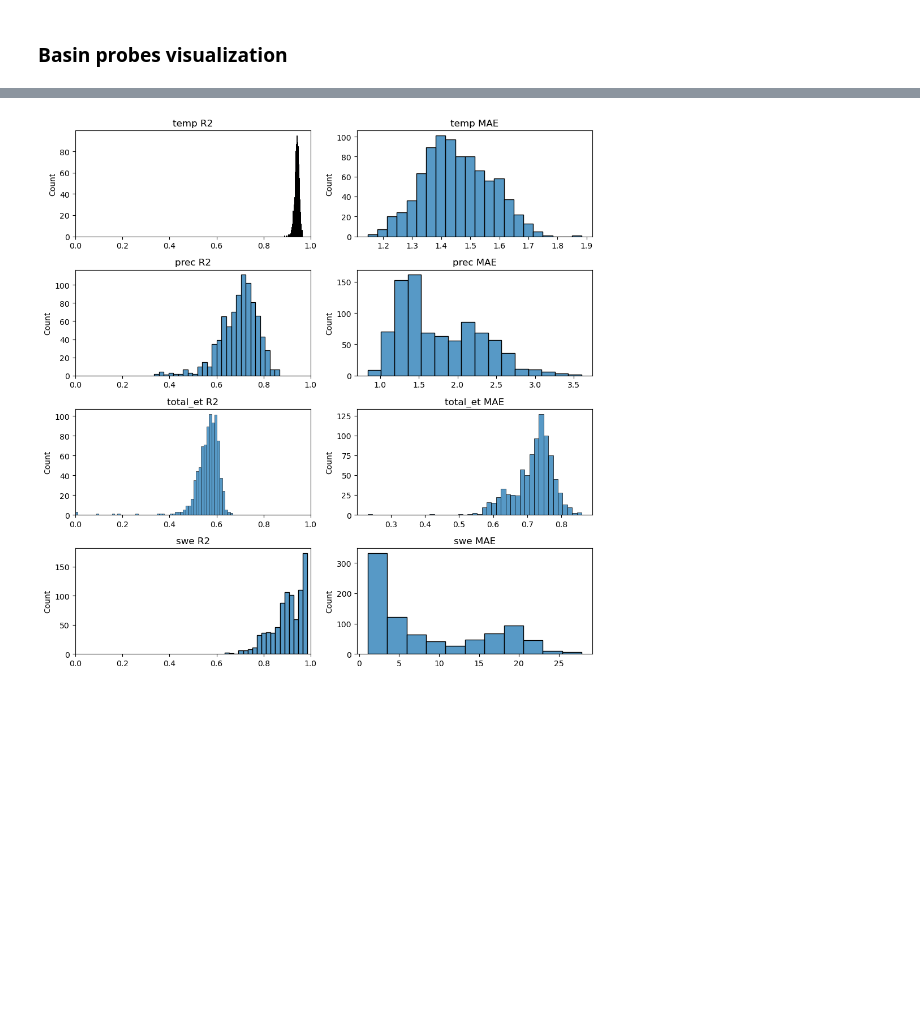
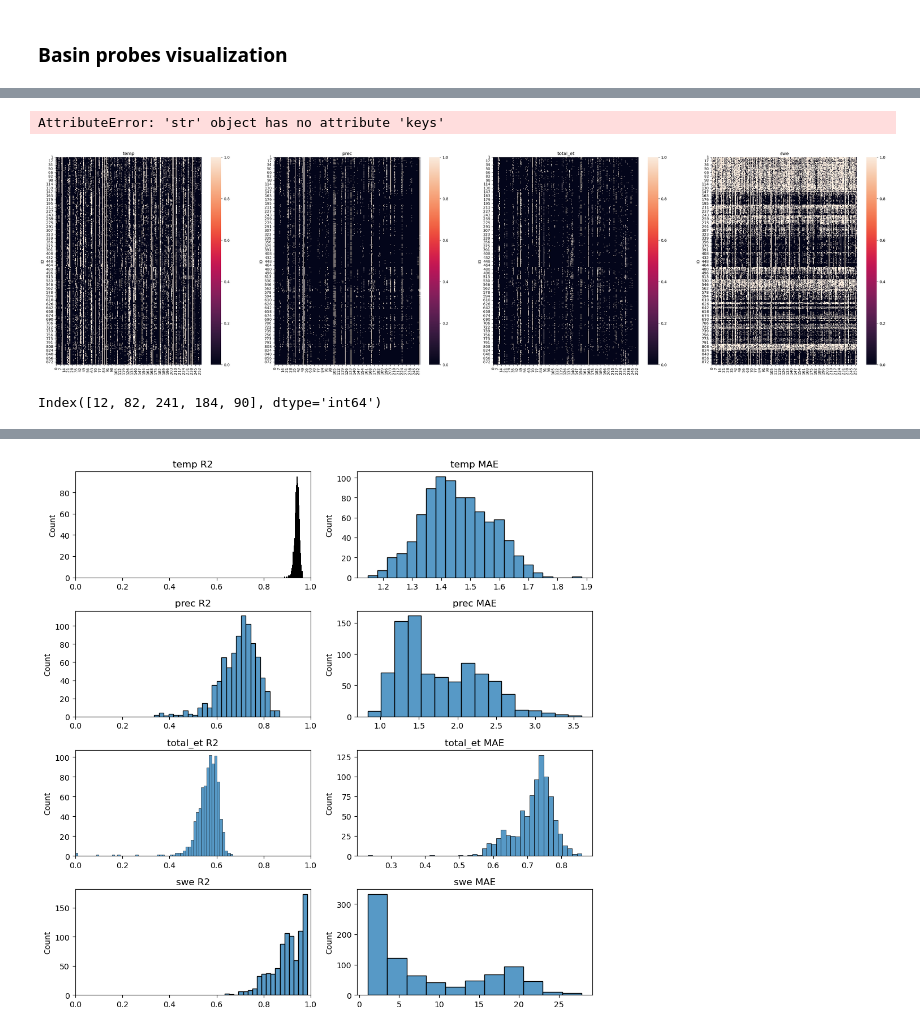
Before and after one commit to tripleUU-U/lamah-ce_lstm, a Jupyter notebook: analysis/probing/probing.ipynb, the cells around one changed output, grey strips where cells are left out. Drawn from its saved outputs; the diff is of its cells as text; code cells hidden in the pictures; blank space fills up the shorter version.

```diff
--- a/analysis/probing/probing.ipynb
+++ b/analysis/probing/probing.ipynb
@@ -32,3 +19,0 @@ with open("/home/wuhlmann/BA/data/processed_data/cell_states/full_q_512_3011_185
-# %%
-with open("/home/wuhlmann/BA/data/processed_data/eda/normal_periods.pkl", "rb") as f:
-	discharge_coverage = pickle.load(f)
@@ -121,3 +35,5 @@ with open("/home/wuhlmann/BA/data/processed_data/probing/q_pred_landcover_0903_1
 
 with open("/home/wuhlmann/BA/data/processed_data/probing/q_pred_landcover_0903_135428_cell_states_swe_basin_probe.p", "rb") as f:
 	swe_basin_probe_results = pickle.load(f)
+# %%
+results_list = [temp_basin_probe_results, prec_basin_probe_results, total_et_basin_probe_results, swe_basin_probe_results]
@@ -123,0 +75,70 @@ with open("/home/wuhlmann/BA/data/processed_data/probing/q_pred_landcover_0903_1
+# %%
+var_domain_magnitude_df = pd.DataFrame(0, columns=range(1,257,1), index=var_name_list, dtype=float)
+var_domain_activity_df = pd.DataFrame(0, columns=range(1,257,1), index=var_name_list, dtype=float)
+raw_m_list = []
+raw_a_list = []
+
+
+# try out std importance score
+for probe_results, name in zip(results_list[1],
+							   var_name_list):
+
+	weights = [probe_results[b]["model"].coef_ for b in probe_results.keys()]
+	w_stack = np.vstack(weights)
+	weights_df = pd.DataFrame(w_stack, index=strata_ids.index)
+
+	raw_mag_df = pd.DataFrame(0, columns=weights_df.columns, index=weights_df.index, dtype=float)
+	raw_act_df = pd.DataFrame(0, columns=weights_df.columns, index=weights_df.index, dtype=bool)
+
+	# strata filter
+	#weights_df = weights_df.loc[strata_ids[strata_ids["0"] == 0].index, :]
+	print(len(weights_df))
+
+	# Std of weights over all basins.
+	sd = weights_df.std(axis=1)
+
+	print(f"Relevant cells for representing {name}")
+
+	m_list = []
+	a_list = []
+
+	for cell_state in weights_df:
+
+		cell_state_col = weights_df.loc[:,cell_state]
+
+		# mean weight over all basins
+		basin_wise_magnitude = abs(cell_state_col / sd)
+		raw_mag_df.loc[:, cell_state] = basin_wise_magnitude
+		magnitude = basin_wise_magnitude.mean()
+		m_list.append(magnitude)
+
+		# determine percentage of basins where the cell is active
+		activity = (cell_state_col !=0).sum() / len(cell_state_col)
+		raw_act_df.loc[:, cell_state] = (cell_state_col !=0)
+		a_list.append(activity)
+
+		p_flag = False
+
+		if magnitude >= 2 or activity >= 0.5:
+			pass
+			#print(f"{cell_state+1}: mag = {magnitude} | act = {activity:.2f}")
+
+	var_domain_magnitude_df.loc[name, :] = m_list
+	var_domain_activity_df.loc[name, :] = a_list
+	raw_m_list.append(raw_mag_df)
+	raw_a_list.append(raw_act_df)
+# %% [output]
+AttributeError: 'str' object has no attribute 'keys'
+# %%
+fig, axs = plt.subplots(1,4, figsize=(40,10))
+
+for id, var in enumerate(var_name_list):
+
+	sns.heatmap(raw_a_list[id], ax=axs[id])
+	axs[id].set_title(var)
+# %% [output]
+[figure, added]
+# %%
+var_domain_magnitude_df.loc["temp"].nlargest(5).index
+# %% [output]
+Index([12, 82, 241, 184, 90], dtype='int64')
```
Also changed, not shown: parts of 28 cells of this notebook, 9 other files.
